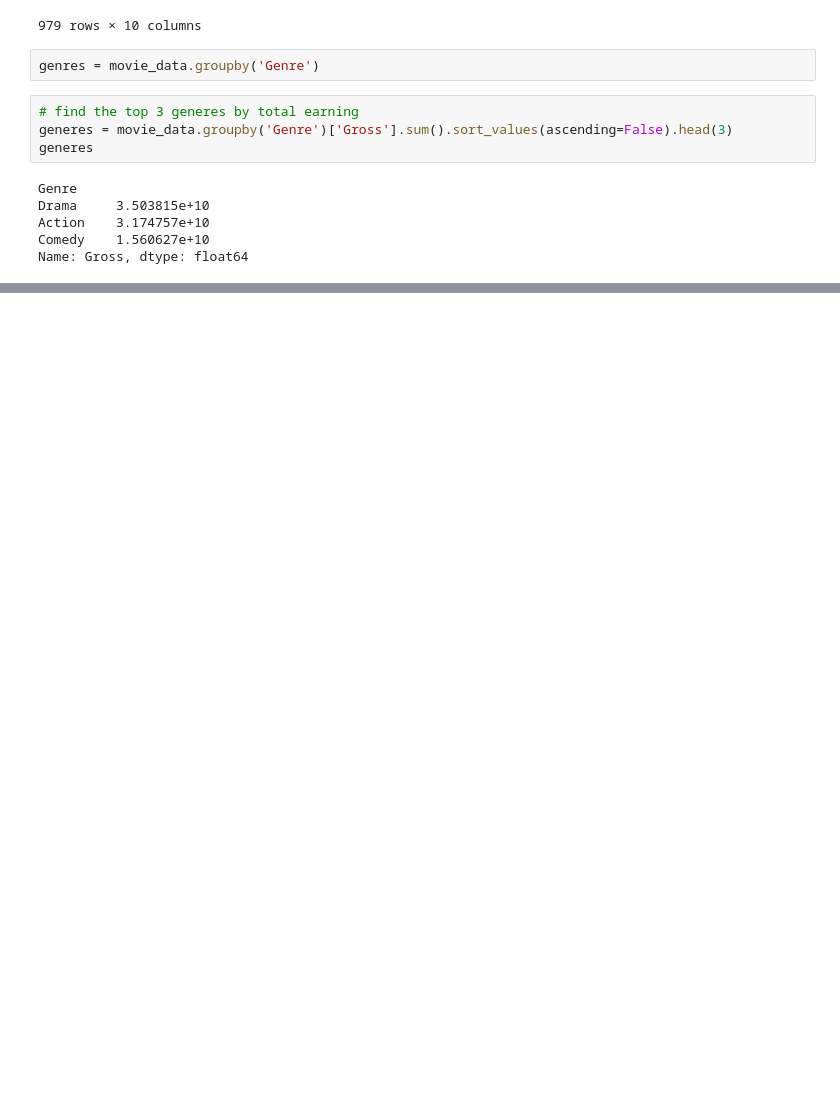
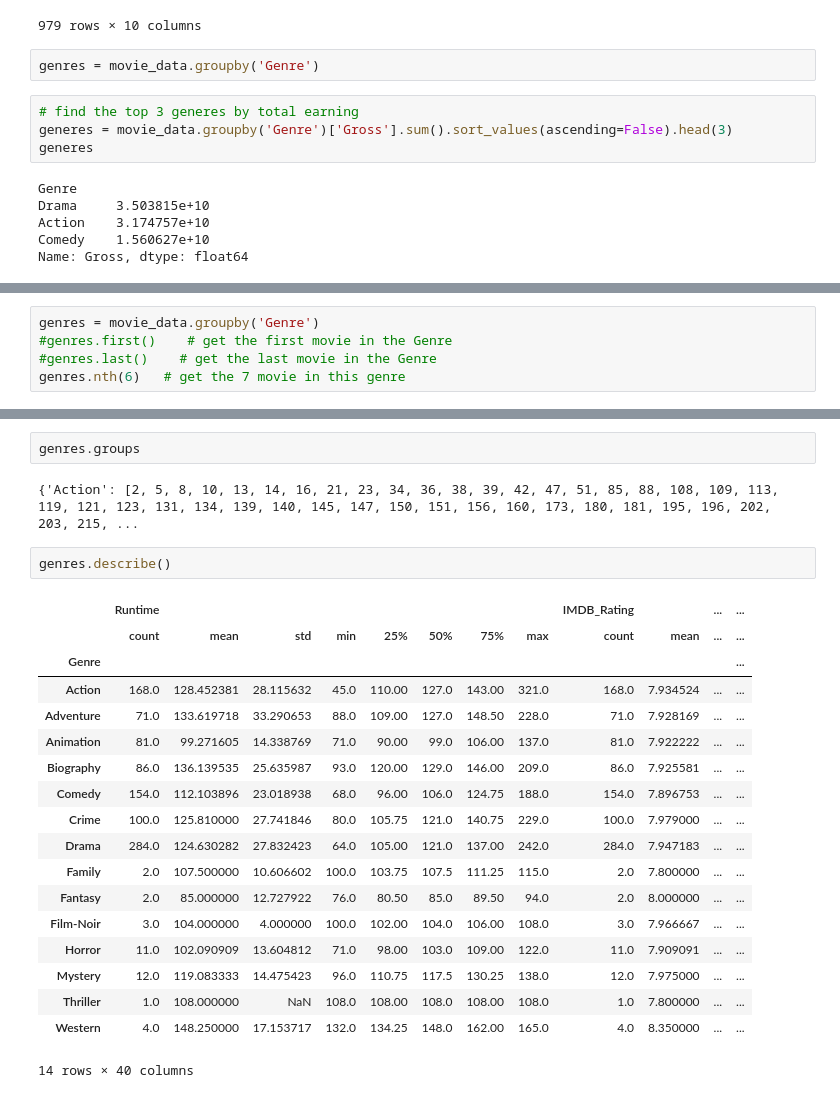
Before and after one commit to ProgramerSalar/Pandas, a Jupyter notebook: groupby_objects.ipynb, the cells around one changed output, grey strips where cells are left out. Cells and saved outputs as stored; diff of their text form; blank space fills up the shorter version.

Commit message:
groupBy attribute and methods

```diff
--- a/groupby_objects.ipynb
+++ b/groupby_objects.ipynb
@@ -32,0 +137,5 @@ Name: Gross, dtype: float64
+# %%
+genres = movie_data.groupby('Genre')
+#genres.first()    # get the first movie in the Genre
+#genres.last()    # get the last movie in the Genre
+genres.nth(6)   # get the 7 movie in this genre
@@ -32,0 +160,25 @@ Name: Gross, dtype: float64
+# %%
+genres.groups
+# %% [output]
+{'Action': [2, 5, 8, 10, 13, 14, 16, 21, 23, 34, 36, 38, 39, 42, 47, 51, 85, 88, 108, 109, 113, 119, 121, 123, 131, 134, 139, 140, 145, 147, 150, 151, 156, 160, 173, 180, 181, 195, 196, 202, 203, 215, ...
+# %%
+genres.describe()
+# %% [output]
+|  | Runtime |  |  |  |  |  |  |  | IMDB_Rating |  | ... | ... |
+|  | count | mean | std | min | 25% | 50% | 75% | max | count | mean | ... | ... |
+| Genre |  |  |  |  |  |  |  |  |  |  |  | ... |
+| Action | 168.0 | 128.452381 | 28.115632 | 45.0 | 110.00 | 127.0 | 143.00 | 321.0 | 168.0 | 7.934524 | ... | ... |
+| Adventure | 71.0 | 133.619718 | 33.290653 | 88.0 | 109.00 | 127.0 | 148.50 | 228.0 | 71.0 | 7.928169 | ... | ... |
+| Animation | 81.0 | 99.271605 | 14.338769 | 71.0 | 90.00 | 99.0 | 106.00 | 137.0 | 81.0 | 7.922222 | ... | ... |
+| Biography | 86.0 | 136.139535 | 25.635987 | 93.0 | 120.00 | 129.0 | 146.00 | 209.0 | 86.0 | 7.925581 | ... | ... |
+| Comedy | 154.0 | 112.103896 | 23.018938 | 68.0 | 96.00 | 106.0 | 124.75 | 188.0 | 154.0 | 7.896753 | ... | ... |
+| Crime | 100.0 | 125.810000 | 27.741846 | 80.0 | 105.75 | 121.0 | 140.75 | 229.0 | 100.0 | 7.979000 | ... | ... |
+| Drama | 284.0 | 124.630282 | 27.832423 | 64.0 | 105.00 | 121.0 | 137.00 | 242.0 | 284.0 | 7.947183 | ... | ... |
+| Family | 2.0 | 107.500000 | 10.606602 | 100.0 | 103.75 | 107.5 | 111.25 | 115.0 | 2.0 | 7.800000 | ... | ... |
+| Fantasy | 2.0 | 85.000000 | 12.727922 | 76.0 | 80.50 | 85.0 | 89.50 | 94.0 | 2.0 | 8.000000 | ... | ... |
+| Film-Noir | 3.0 | 104.000000 | 4.000000 | 100.0 | 102.00 | 104.0 | 106.00 | 108.0 | 3.0 | 7.966667 | ... | ... |
+| Horror | 11.0 | 102.090909 | 13.604812 | 71.0 | 98.00 | 103.0 | 109.00 | 122.0 | 11.0 | 7.909091 | ... | ... |
+| Mystery | 12.0 | 119.083333 | 14.475423 | 96.0 | 110.75 | 117.5 | 130.25 | 138.0 | 12.0 | 7.975000 | ... | ... |
+| Thriller | 1.0 | 108.000000 | NaN | 108.0 | 108.00 | 108.0 | 108.00 | 108.0 | 1.0 | 7.800000 | ... | ... |
+| Western | 4.0 | 148.250000 | 17.153717 | 132.0 | 134.25 | 148.0 | 162.00 | 165.0 | 4.0 | 8.350000 | ... | ... |
+14 rows × 40 columns
```
Also changed, not shown: parts of 14 cells of this notebook, 1 other file.
